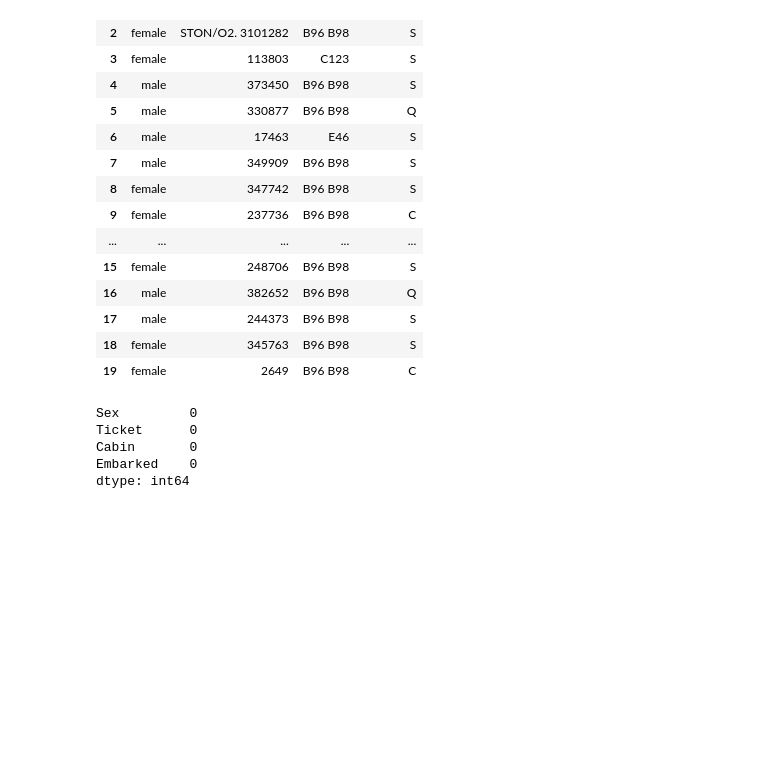
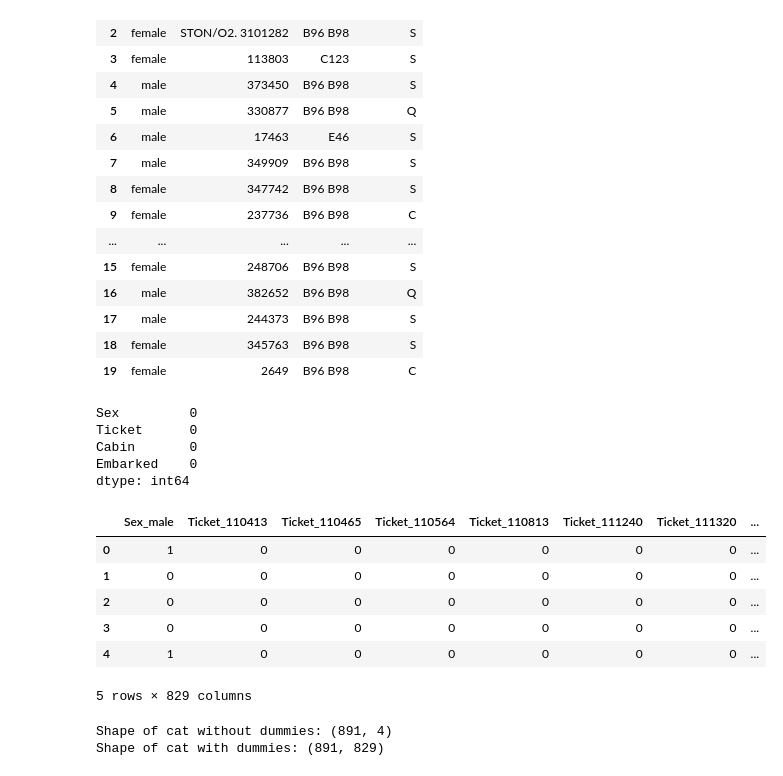
Before and after one commit to pabrokim/titanic, a Jupyter notebook: titanic.ipynb, the cells around one changed output. Drawn from its saved outputs; the diff is of its cells as text; code cells hidden in the pictures; blank space fills up the shorter version.

Commit message:
get dummies

```diff
--- a/titanic.ipynb
+++ b/titanic.ipynb
@@ -155,3 +155,21 @@ Ticket      0
 Cabin       0
 Embarked    0
 dtype: int64
+# %%
+#get dummies
+cat_cols_dum= pd.get_dummies(cat_cols, drop_first=True).astype('int')
+cat_cols_dum.head()
+# %% [output]
+|  | Sex_male | Ticket_110413 | Ticket_110465 | Ticket_110564 | Ticket_110813 | Ticket_111240 | Ticket_111320 | ... |
+| 0 | 1 | 0 | 0 | 0 | 0 | 0 | 0 | ... |
+| 1 | 0 | 0 | 0 | 0 | 0 | 0 | 0 | ... |
+| 2 | 0 | 0 | 0 | 0 | 0 | 0 | 0 | ... |
+| 3 | 0 | 0 | 0 | 0 | 0 | 0 | 0 | ... |
+| 4 | 1 | 0 | 0 | 0 | 0 | 0 | 0 | ... |
+5 rows × 829 columns
+# %%
+print('Shape of cat without dummies:', cat_cols.shape)
+print('Shape of cat with dummies:', cat_cols_dum.shape)
+# %% [output]
+Shape of cat without dummies: (891, 4)
+Shape of cat with dummies: (891, 829)
```
